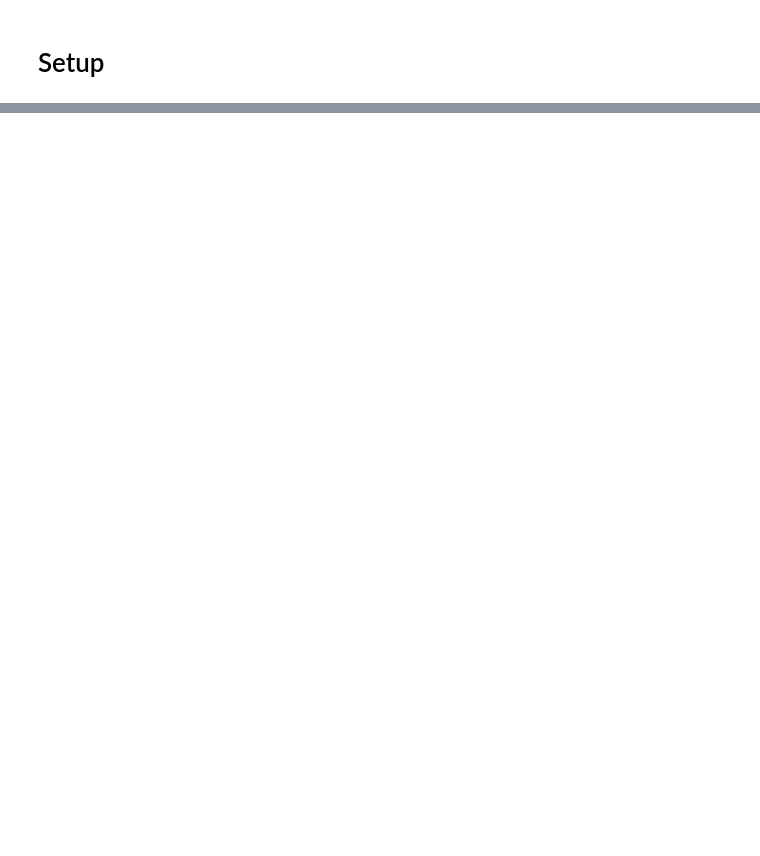
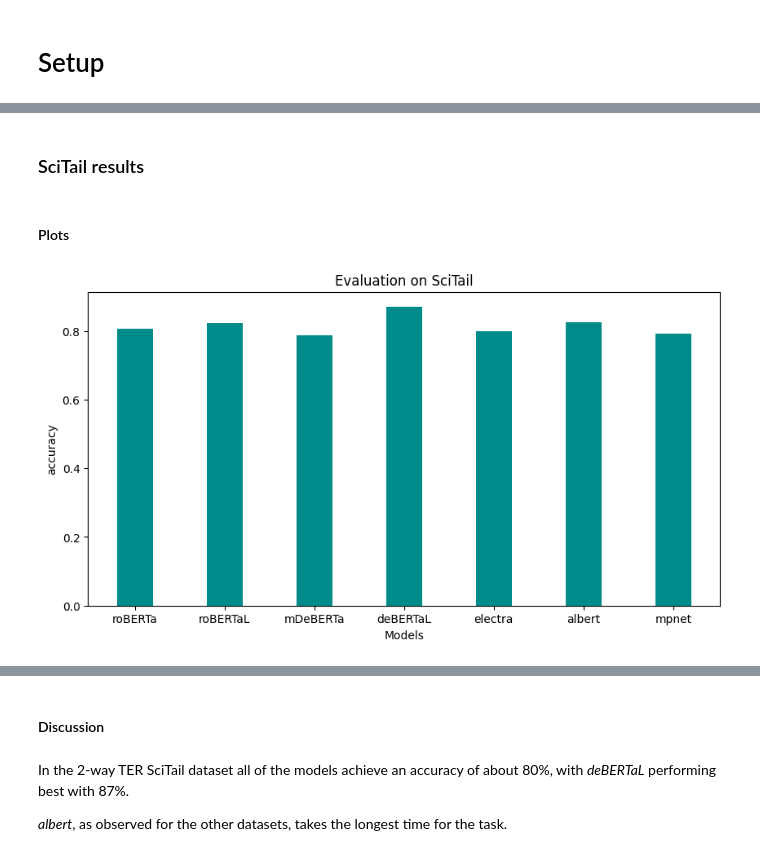
Before and after one commit to twgever/TER_Comparative_Analysis, a Jupyter notebook: TER_ComparativeAnalysis_by_1914546_1943164.ipynb, the cells around one changed output, grey strips where cells are left out. Cells and saved outputs as stored; diff of their text form; code cells hidden in the pictures; blank space fills up the shorter version.

```diff
--- a/TER_ComparativeAnalysis_by_1914546_1943164.ipynb
+++ b/TER_ComparativeAnalysis_by_1914546_1943164.ipynb
@@ -34,0 +444,33 @@ pipe("My dog likes to pee // I don't have a dog")
+# %%
+# function to generate a bar plot comparing the scores of the given metric across the models in the input dictionary for the considered dataset
+def generateBarPlot(dict, metric_name, dataset_name, color="darkcyan"):
+
+  fig = plt.figure(figsize = (10, 5))
+
+  # creating the bar plot
+  plt.bar(dict.keys(), [dict[m]["eval_"+metric_name] for m in dict.keys()], color=color,
+        width = 0.4)
+
+  plt.xlabel("Models")
+  plt.ylabel(metric_name)
+  plt.title("Evaluation on "+dataset_name)
+  plt.show()
+# %%
+# function to generate a graphical representation of the confusion matrices in the input dictionary for the considered dataset
+def generateConfusionMatrices(dict, dataset_name):
+
+  fig, axes = plt.subplots(nrows=4, ncols=2, figsize=(20,30))
+
+  axes[3,1].set_axis_off()
+  for m, ax in zip(dict.keys(), axes.flatten()):
+    labels = []
+    if dataset_name != "SciTail":
+      labels = ["entailment","neutral","contradiction"]
+    else:
+      labels = ["entailment","neutral"]
+    disp = ConfusionMatrixDisplay(confusion_matrix=dict[m]["eval_conf_matrix"], display_labels=labels)
+    disp.plot(cmap=plt.cm.Blues, ax=ax)
+    ax.title.set_text(m)
+
+  fig.suptitle("Confusion matrices for "+dataset_name, y=0.9, fontsize=20)
+  plt.show()
@@ -34,0 +481,8 @@ pipe("My dog likes to pee // I don't have a dog")
+# %%
+# function to print the plots for the specified metrics from the input dictionary for the given dataset
+def printMetrics(dict, metrics, dataset_name):
+  for metric in metrics:
+    if metric == "conf_matrix":
+      generateConfusionMatrices(dict, dataset_name)
+    else:
+      generateBarPlot(dict, metric, dataset_name)
@@ -34,0 +603,10 @@ pipe("My dog likes to pee // I don't have a dog")
+# %% [markdown]
+### SciTail results
+# %% [markdown]
+#### Plots
+# %%
+eval_metrics_scitail = ["accuracy","ent_precision","ent_recall", "ent_f1_score", "neut_precision","neut_recall", "neut_f1_score", "runtime", "conf_matrix"]
+# %%
+printMetrics(convertToDict("SCITAIL-results.txt"), eval_metrics_scitail, "SciTail")
+# %% [output]
+[figure, added]
@@ -34,0 +621,6 @@ pipe("My dog likes to pee // I don't have a dog")
+# %% [markdown]
+#### Discussion
+# %% [markdown]
+In the 2-way TER SciTail dataset all of the models achieve an accuracy of about 80%, with *deBERTaL* performing best with 87%.
+
+*albert*, as observed for the other datasets, takes the longest time for the task.
```
Also changed, not shown: parts of 135 cells of this notebook.
